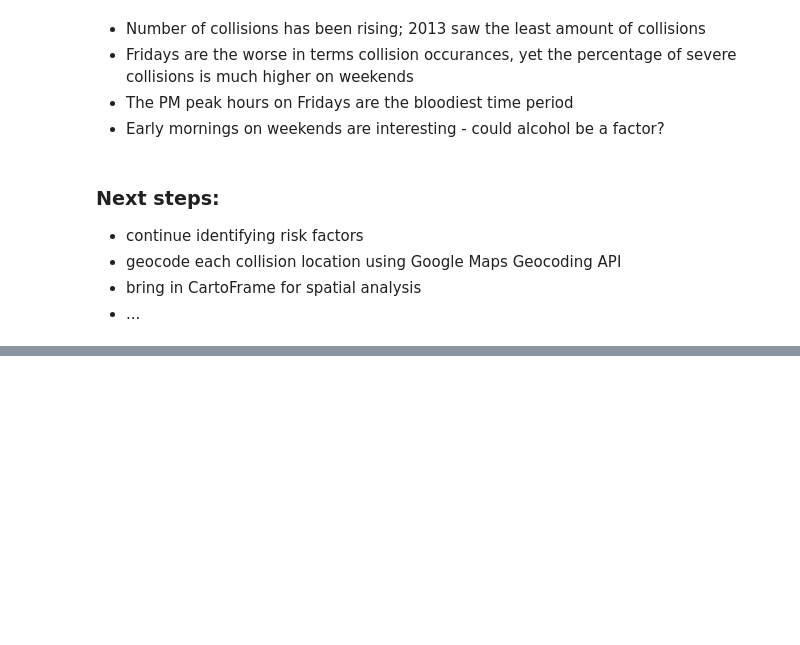
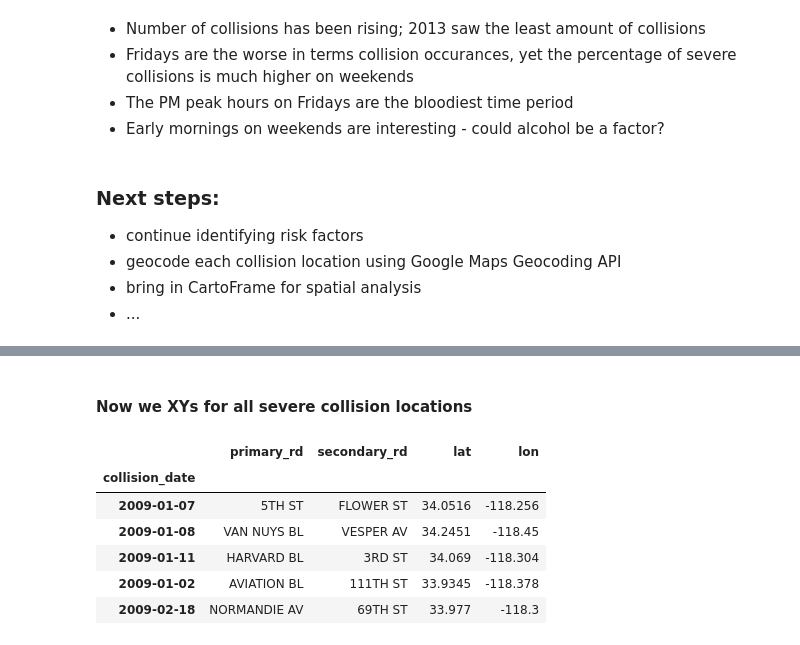
Before and after one commit to chenliny-zz/LA_Collision_Analysis, a Jupyter notebook: collision_exploratory_analysis_la.ipynb, the cells around one changed output, grey strips where cells are left out. Saved outputs shown, nothing was run; the diff lists cells and outputs as text; code cells hidden in the pictures; blank space fills up the shorter version.

```diff
--- a/collision_exploratory_analysis_la.ipynb
+++ b/collision_exploratory_analysis_la.ipynb
@@ -742,0 +749,36 @@ for item in chart_data:
+# %%
+api_key = 'your_api_key'
+gmaps = googlemaps.Client(key=api_key)
+# %%
+fatal_severe_collision = collision[(collision.collision_severity == 'Fatal') | (collision.collision_severity == 'Severe')]
+int_fatal_severe_collision = fatal_severe_collision[fatal_severe_collision.intersection == 'Y']
+# %%
+address = (
+    int_fatal_severe_collision.primary_rd
+    + ' and '
+    + int_fatal_severe_collision.secondary_rd
+    + ', Los Angeles').tolist()
+
+address_formatted = []
+lat = []
+lon = []
+
+for add in address:
+    try:
+        geocode_result = gmaps.geocode(add)
+
+        ad = geocode_result[0]['formatted_address']
+        latitude = geocode_result[0]['geometry']['location']['lat']
+        longitude = geocode_result[0]['geometry']['location']['lng']
+
+        address_formatted.append(ad)
+        lat.append(latitude)
+        lon.append(longitude)
+    except:
+        address_formatted.append('NA')
+        lat.append('NA')
+        lon.append('NA')
+
+int_fatal_severe_collision['lat'] = lat
+int_fatal_severe_collision['lon'] = lon
+int_fatal_severe_collision['address'] = address_formatted
@@ -742,0 +804,12 @@ for item in chart_data:
+# %% [markdown]
+#### Now we XYs for all severe collision locations
+# %%
+int_fatal_severe_collision[['primary_rd', 'secondary_rd', 'lat', 'lon']].head()
+# %% [output]
+|  | primary_rd | secondary_rd | lat | lon |
+| collision_date |  |  |  |  |
+| 2009-01-07 | 5TH ST | FLOWER ST | 34.0516 | -118.256 |
+| 2009-01-08 | VAN NUYS BL | VESPER AV | 34.2451 | -118.45 |
+| 2009-01-11 | HARVARD BL | 3RD ST | 34.069 | -118.304 |
+| 2009-01-02 | AVIATION BL | 111TH ST | 33.9345 | -118.378 |
+| 2009-02-18 | NORMANDIE AV | 69TH ST | 33.977 | -118.3 |
```
Also changed, not shown: parts of 6 cells of this notebook.
